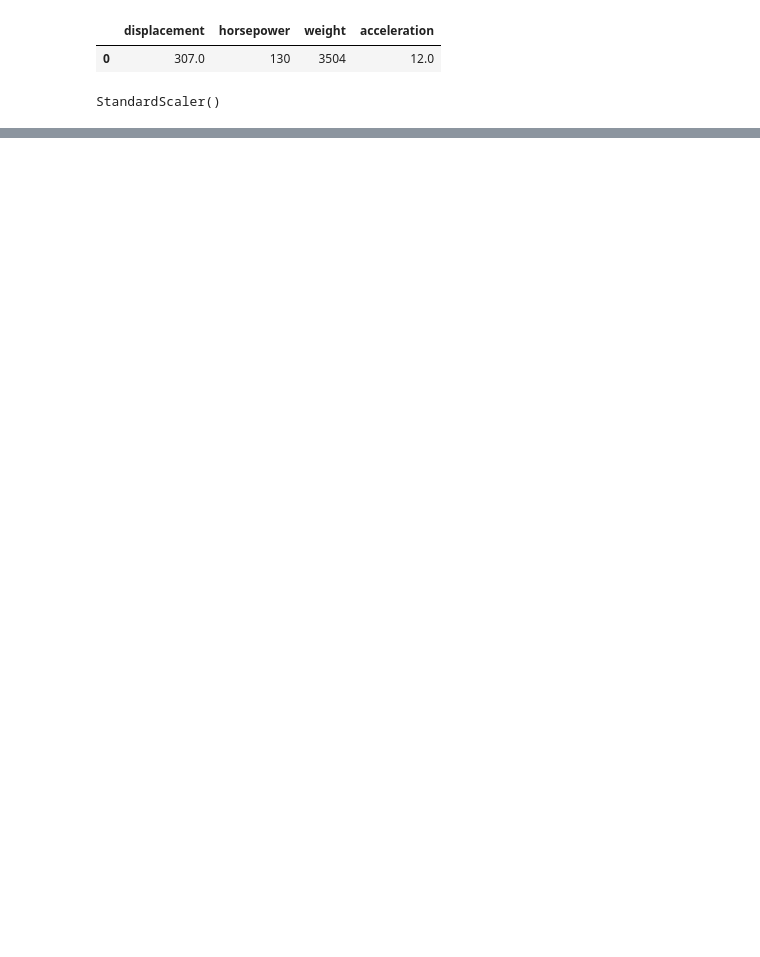
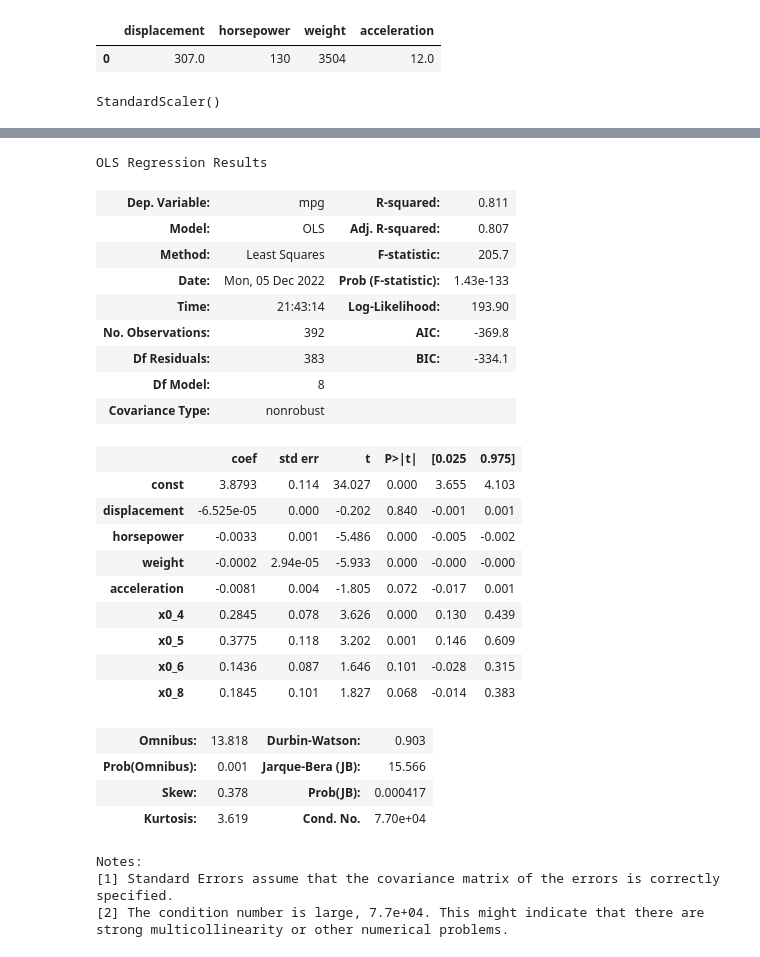
Before and after one commit to JasmineHuang25/ntl01-dtsc-live-103122, a Jupyter notebook: 2Phase/P2-Code-Challenge-Review.ipynb, the cells around one changed output, grey strips where cells are left out. Drawn from its saved outputs; the diff is of its cells as text; code cells hidden in the pictures; blank space fills up the shorter version.

```diff
--- a/2Phase/P2-Code-Challenge-Review.ipynb
+++ b/2Phase/P2-Code-Challenge-Review.ipynb
@@ -477,0 +489,4 @@ X_sc = ss.transform(X)
+# %%
+ohe = OneHotEncoder(drop='first')
+# %%
+ohe.fit(df[['cylinders']])
@@ -477,0 +495,2 @@ X_sc = ss.transform(X)
+# %%
+ohe_cyl = pd.DataFrame(ohe.transform(df[['cylinders']]).todense(), columns=ohe.get_feature_names())
@@ -477,0 +508,3 @@ X_sc = ss.transform(X)
+# %%
+X = pd.concat([X,ohe_cyl], axis=1)
+X.head()
@@ -477,0 +518,32 @@ X_sc = ss.transform(X)
+# %%
+model = sm.OLS(y, sm.add_constant(X)).fit()
+model.summary()
+# %% [output]
+OLS Regression Results
+| Dep. Variable: | mpg | R-squared: | 0.811 |
+| Model: | OLS | Adj. R-squared: | 0.807 |
+| Method: | Least Squares | F-statistic: | 205.7 |
+| Date: | Mon, 05 Dec 2022 | Prob (F-statistic): | 1.43e-133 |
+| Time: | 21:43:14 | Log-Likelihood: | 193.90 |
+| No. Observations: | 392 | AIC: | -369.8 |
+| Df Residuals: | 383 | BIC: | -334.1 |
+| Df Model: | 8 |  |  |
+| Covariance Type: | nonrobust |  |  |
+|  | coef | std err | t | P>|t| | [0.025 | 0.975] |
+| const | 3.8793 | 0.114 | 34.027 | 0.000 | 3.655 | 4.103 |
+| displacement | -6.525e-05 | 0.000 | -0.202 | 0.840 | -0.001 | 0.001 |
+| horsepower | -0.0033 | 0.001 | -5.486 | 0.000 | -0.005 | -0.002 |
+| weight | -0.0002 | 2.94e-05 | -5.933 | 0.000 | -0.000 | -0.000 |
+| acceleration | -0.0081 | 0.004 | -1.805 | 0.072 | -0.017 | 0.001 |
+| x0_4 | 0.2845 | 0.078 | 3.626 | 0.000 | 0.130 | 0.439 |
+| x0_5 | 0.3775 | 0.118 | 3.202 | 0.001 | 0.146 | 0.609 |
+| x0_6 | 0.1436 | 0.087 | 1.646 | 0.101 | -0.028 | 0.315 |
+| x0_8 | 0.1845 | 0.101 | 1.827 | 0.068 | -0.014 | 0.383 |
+| Omnibus: | 13.818 | Durbin-Watson: | 0.903 |
+| Prob(Omnibus): | 0.001 | Jarque-Bera (JB): | 15.566 |
+| Skew: | 0.378 | Prob(JB): | 0.000417 |
+| Kurtosis: | 3.619 | Cond. No. | 7.70e+04 |
+Notes:
+[1] Standard Errors assume that the covariance matrix of the errors is correctly specified.
+[2] The condition number is large, 7.7e+04. This might indicate that there are
+strong multicollinearity or other numerical problems.
```
Also changed, not shown: parts of 15 cells of this notebook.
